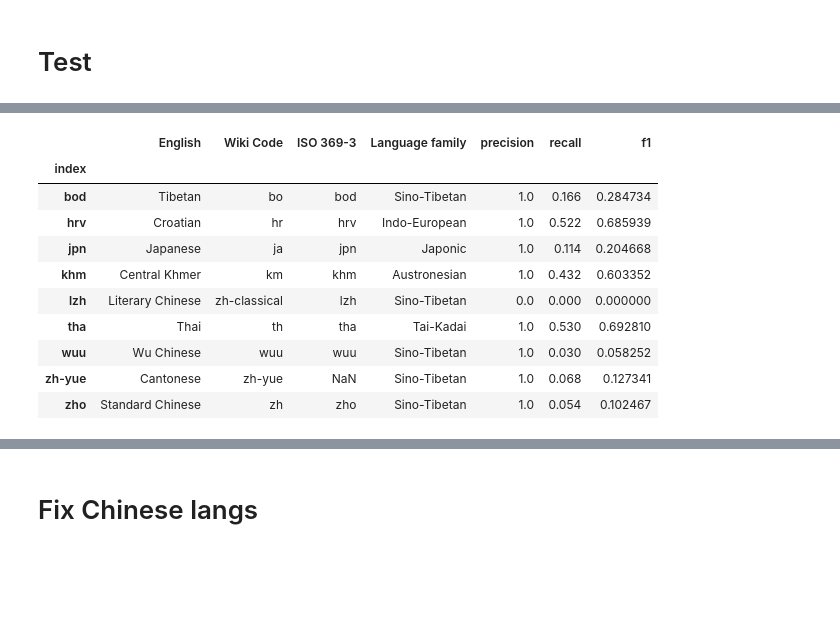
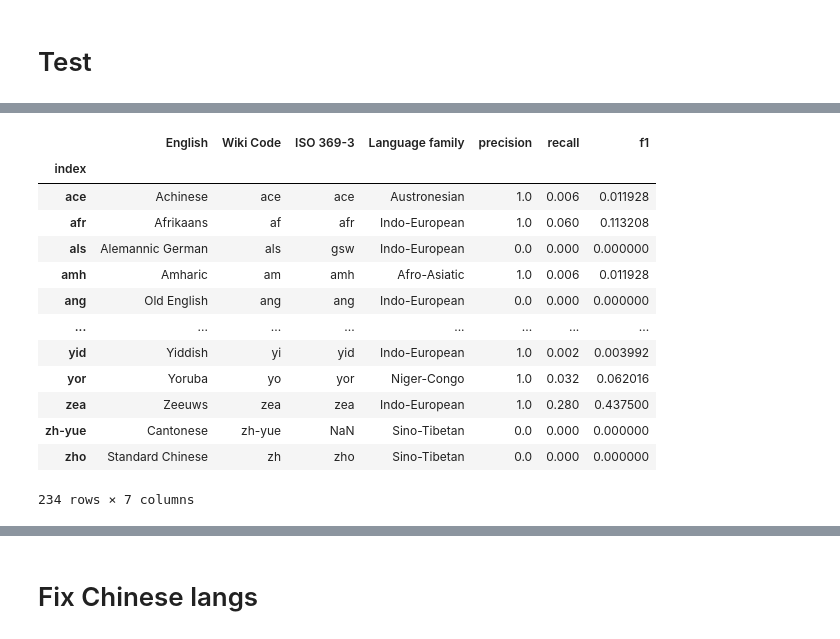
Before and after one commit to tsimafeip/nn-hackathon, a Jupyter notebook: LangDetector.ipynb, the cells around one changed output, grey strips where cells are left out. Saved outputs shown, nothing was run; the diff lists cells and outputs as text; code cells hidden in the pictures; blank space fills up the shorter version.

```diff
--- a/LangDetector.ipynb
+++ b/LangDetector.ipynb
@@ -213,7 +213,7 @@ len(set(train_Y.values.reshape(1, -1)[0]))
 Ниже меняю представление векторов ответов из [1, 23, 10,...] в вектор длины 235 и с 1 на месте соответсвующего языка
 # %%
 lb = LabelEncoder()
-y = lb.fit_transform(train_Y.values)
+y = lb.fit_transform(train_Y.values.ravel())
 dummy_y_train = to_categorical(y)
 print(len(dummy_y_train))
 print(len(dummy_y_train[0]))
@@ -221,7 +221,7 @@ print(len(dummy_y_train[0]))
 105750
 235
 # %%
-y = lb.fit_transform(val_Y.values)
+y = lb.fit_transform(val_Y.values.ravel())
 dummy_y_val = to_categorical(y)
 # %% [markdown]
 # Metrics
@@ -405,7 +405,7 @@ def met(y_true, y_pred):
 ps = []
 rs = []
 fs = []
-for lan in range(num_classes):
+for lan in tqdm(range(num_classes)):
     x_t = x_test[x_test['sc'] == lan]
     x = convert(x_t, tokenizer, maxlen)
     y = np.zeros((x.shape[0], num_classes))
@@ -428,20 +444,21 @@ metrics = raw_metrics.rename(class_to_language, axis='index')
 # %%
-bad_quality_metrics = metrics[metrics.f1 < 0.7]
 lab = labels.set_index('Label')
-bad_quality_labels = lab.loc[bad_quality_metrics.index]
+bad_quality_labels = lab.loc[lab.index.intersection(bad_quality_metrics.index)]
 # %%
-res = pd.merge(bad_quality_labels.reset_index(), bad_quality_metrics.reset_index()) \
-.set_index('index')
+res = pd.merge(bad_quality_labels.reset_index(), bad_quality_metrics.reset_index()).set_index('index')
 res
 # %% [output]
 |  | English | Wiki Code | ISO 369-3 | Language family | precision | recall | f1 |
 | index |  |  |  |  |  |  |  |
-| bod | Tibetan | bo | bod | Sino-Tibetan | 1.0 | 0.166 | 0.284734 |
-| hrv | Croatian | hr | hrv | Indo-European | 1.0 | 0.522 | 0.685939 |
-| jpn | Japanese | ja | jpn | Japonic | 1.0 | 0.114 | 0.204668 |
-| khm | Central Khmer | km | khm | Austronesian | 1.0 | 0.432 | 0.603352 |
-| lzh | Literary Chinese | zh-classical | lzh | Sino-Tibetan | 0.0 | 0.000 | 0.000000 |
-| tha | Thai | th | tha | Tai-Kadai | 1.0 | 0.530 | 0.692810 |
-| wuu | Wu Chinese | wuu | wuu | Sino-Tibetan | 1.0 | 0.030 | 0.058252 |
-| zh-yue | Cantonese | zh-yue | NaN | Sino-Tibetan | 1.0 | 0.068 | 0.127341 |
-| zho | Standard Chinese | zh | zho | Sino-Tibetan | 1.0 | 0.054 | 0.102467 |
+| ace | Achinese | ace | ace | Austronesian | 1.0 | 0.006 | 0.011928 |
+| afr | Afrikaans | af | afr | Indo-European | 1.0 | 0.060 | 0.113208 |
+| als | Alemannic German | als | gsw | Indo-European | 0.0 | 0.000 | 0.000000 |
+| amh | Amharic | am | amh | Afro-Asiatic | 1.0 | 0.006 | 0.011928 |
+| ang | Old English | ang | ang | Indo-European | 0.0 | 0.000 | 0.000000 |
+| ... | ... | ... | ... | ... | ... | ... | ... |
+| yid | Yiddish | yi | yid | Indo-European | 1.0 | 0.002 | 0.003992 |
+| yor | Yoruba | yo | yor | Niger-Congo | 1.0 | 0.032 | 0.062016 |
+| zea | Zeeuws | zea | zea | Indo-European | 1.0 | 0.280 | 0.437500 |
+| zh-yue | Cantonese | zh-yue | NaN | Sino-Tibetan | 0.0 | 0.000 | 0.000000 |
+| zho | Standard Chinese | zh | zho | Sino-Tibetan | 0.0 | 0.000 | 0.000000 |
+234 rows × 7 columns
```
Also changed, not shown: parts of 7 cells of this notebook.
